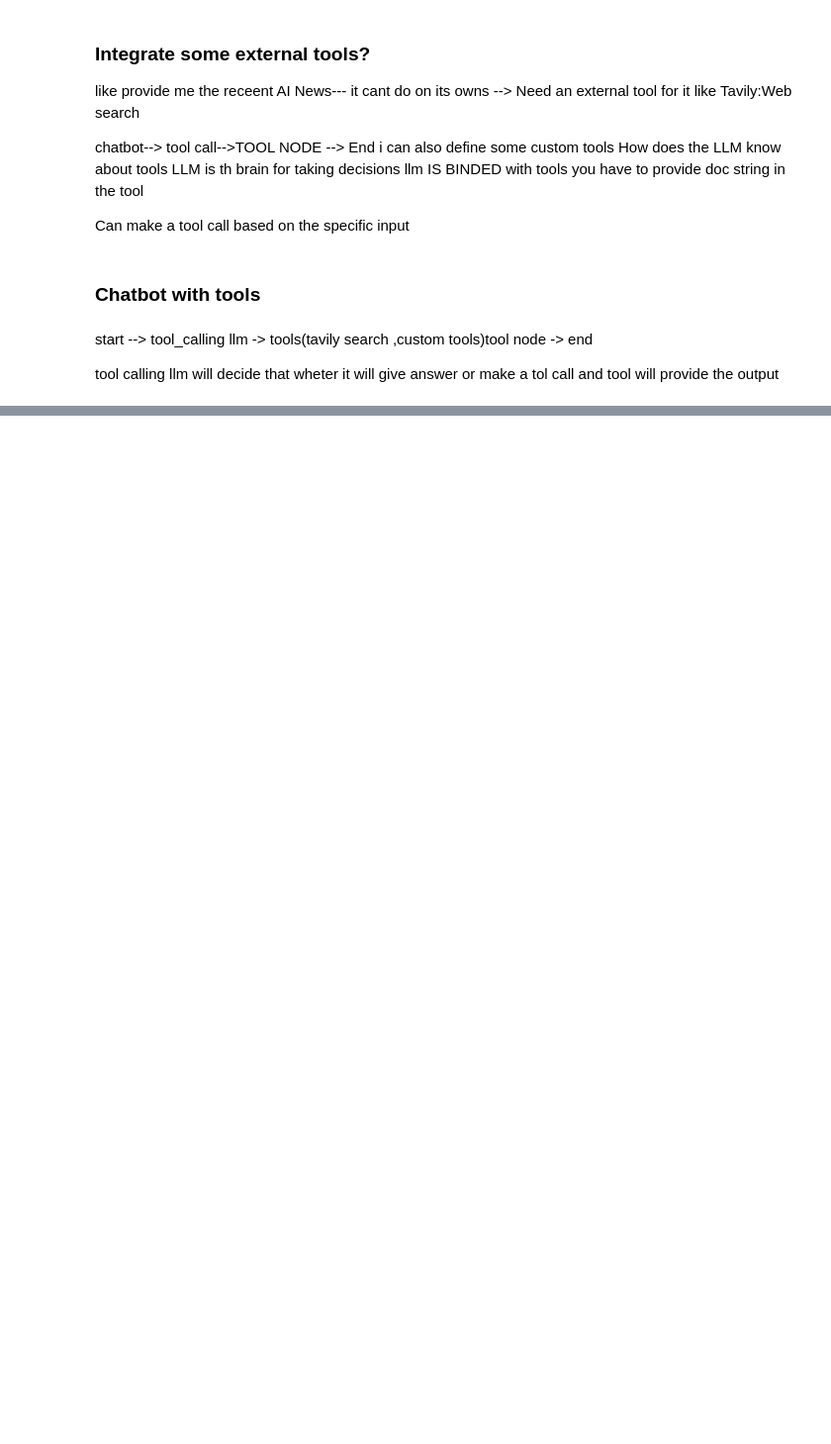
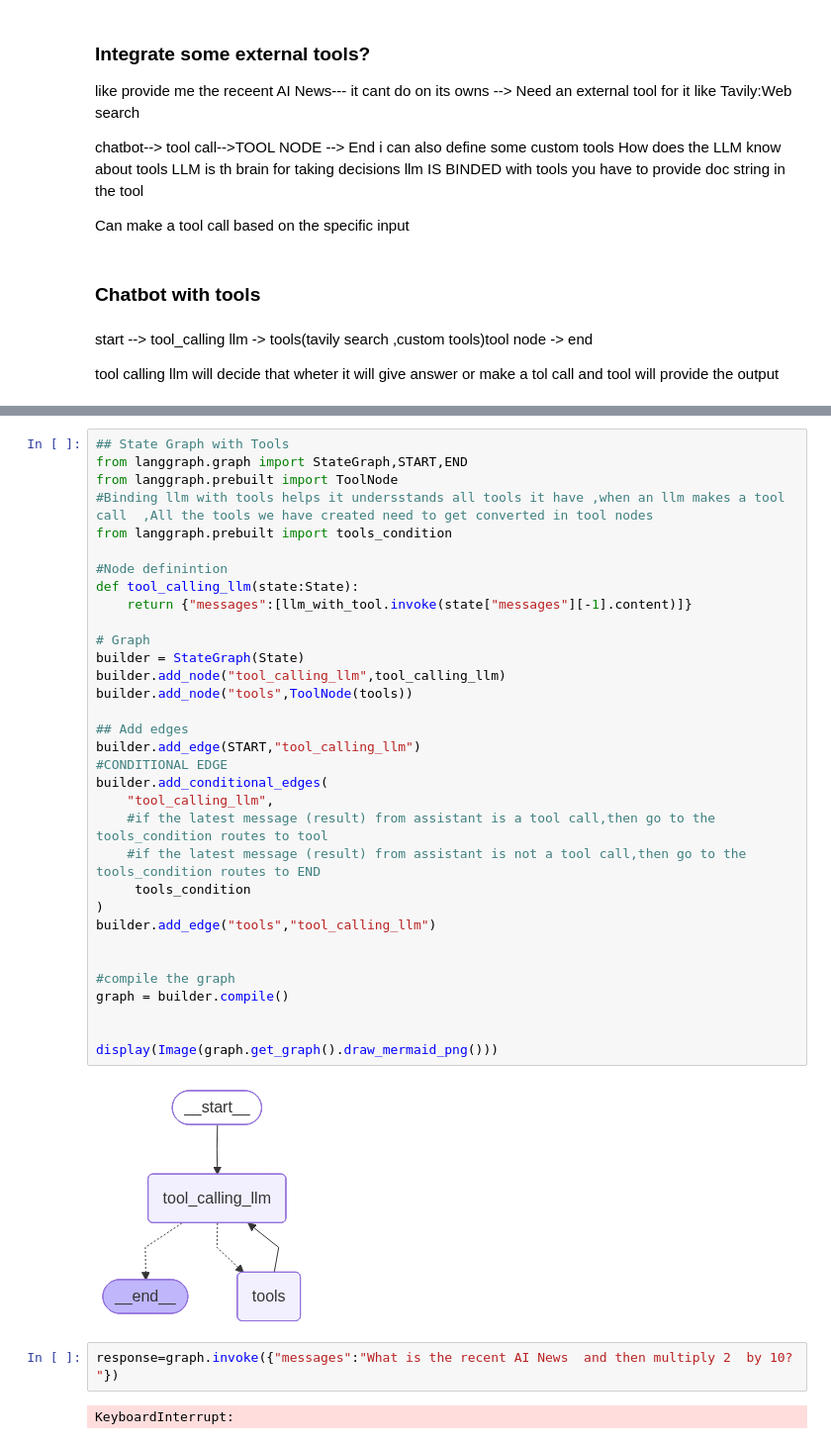
Before and after one commit to tamifatima/AgenticAi, a Jupyter notebook: AgenticLanggraph/1-Basic Chatbot/1-basicchatbot.ipynb, the cells around one changed output, grey strips where cells are left out. Shown at 99% size. Drawn from its saved outputs; the diff is of its cells as text; blank space fills up the shorter version.

```diff
--- a/AgenticLanggraph/1-Basic Chatbot/1-basicchatbot.ipynb
+++ b/AgenticLanggraph/1-Basic Chatbot/1-basicchatbot.ipynb
@@ -148,0 +279,39 @@ ModuleNotFoundError: No module named 'langchain_tavily'
+# %%
+## State Graph with Tools
+from langgraph.graph import StateGraph,START,END
+from langgraph.prebuilt import ToolNode
+#Binding llm with tools helps it undersstands all tools it have ,when an llm makes a tool call  ,All the tools we have created need to get converted in tool nodes
+from langgraph.prebuilt import tools_condition
+
+#Node definintion
+def tool_calling_llm(state:State):
+    return {"messages":[llm_with_tool.invoke(state["messages"][-1].content)]}
+
+# Graph
+builder = StateGraph(State)
+builder.add_node("tool_calling_llm",tool_calling_llm)
+builder.add_node("tools",ToolNode(tools))
+
+## Add edges
+builder.add_edge(START,"tool_calling_llm")
+#CONDITIONAL EDGE
+builder.add_conditional_edges(
+    "tool_calling_llm",
+    #if the latest message (result) from assistant is a tool call,then go to the tools_condition routes to tool
+    #if the latest message (result) from assistant is not a tool call,then go to the tools_condition routes to END
+     tools_condition
+)
+builder.add_edge("tools","tool_calling_llm")
+
+
+#compile the graph
+graph = builder.compile()
+
+
+display(Image(graph.get_graph().draw_mermaid_png()))
+# %% [output]
+[figure, added]
+# %%
+response=graph.invoke({"messages":"What is the recent AI News  and then multiply 2  by 10? "})
+# %% [output]
+KeyboardInterrupt:
```
Also changed, not shown: parts of 16 cells of this notebook.
